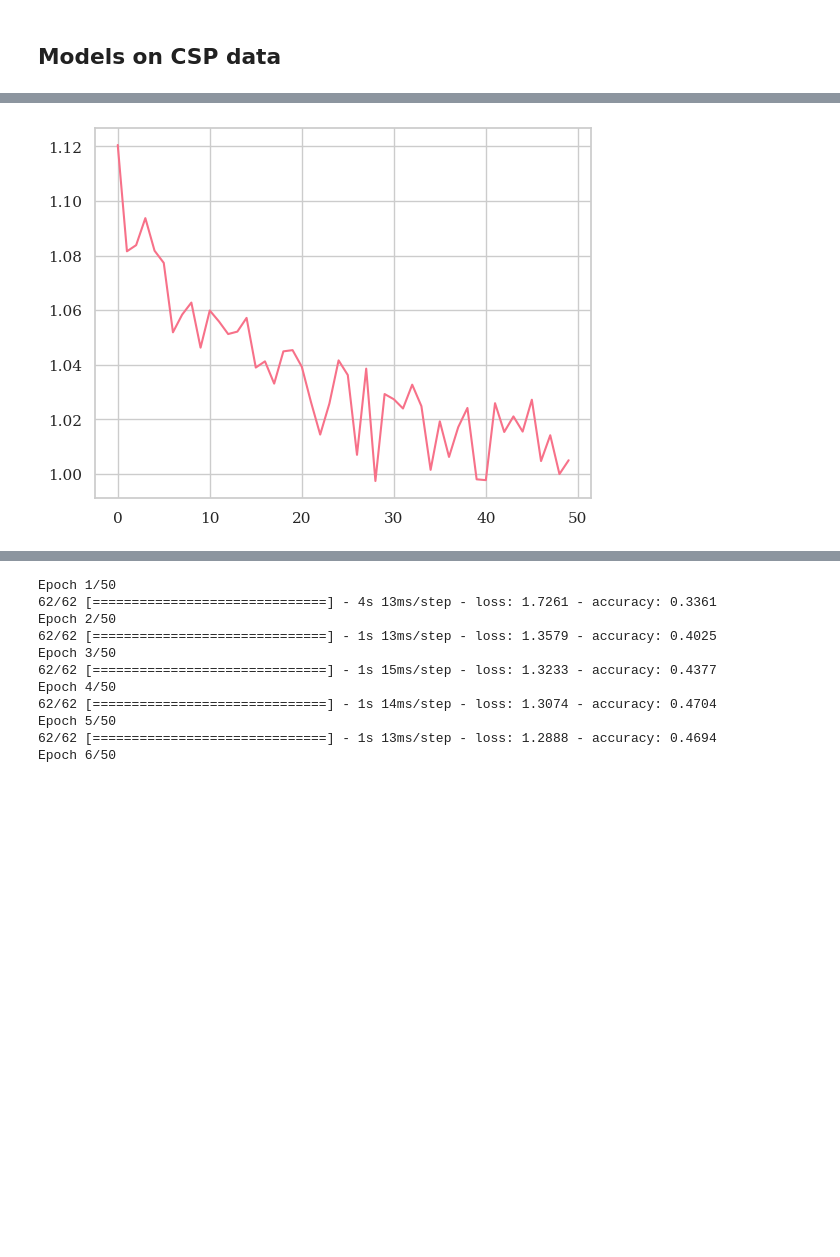
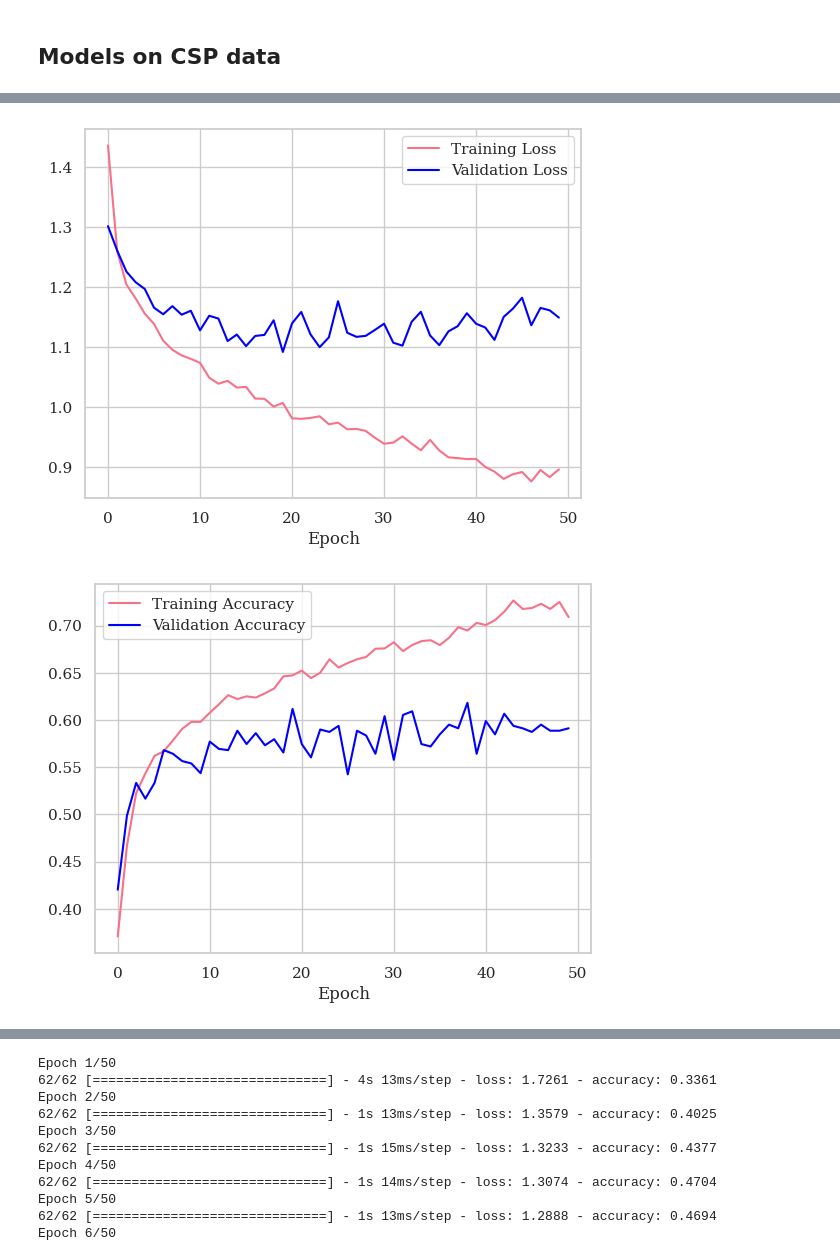
Before and after one commit to sam189239/EEG-MI-Benchmarking, a Jupyter notebook: code/bci_main.ipynb, the cells around one changed output, grey strips where cells are left out. Cells and saved outputs as stored; diff of their text form; code cells hidden in the pictures; blank space fills up the shorter version.

```diff
--- a/code/bci_main.ipynb
+++ b/code/bci_main.ipynb
@@ -9,12 +9,12 @@ c:\Users\Sam\miniconda3\envs\pytgpu\lib\site-packages\moabb\pipelines\__init__.p
 ## Hyperparameters
 # %%
 # Set hyperparameters
-CV_splits = 4
+CV_splits = 1
 test_size = 0.2
 random_state = 16
-num_layers = 2
-batch_size = 32
-n_epochs = 50
+# num_layers = 2
+# batch_size = 32
+# n_epochs = 50
 # Using same hyperparameters across models to compare performance
 # %%
 data_path = "../Data/BCICIV_2a_gdf/"
@@ -186,6 +186,27 @@ for filename in os.listdir(data_path):
         data, labels = load_file(filename)
         labels = np.squeeze(scipy.io.loadmat(data_path+'true_labels/'+filename[:-3]+'mat')['classlabel'])
         test_list.append((data, labels))
+# %%
+train_list = []
+test_list = []
+i=0
+for filename in os.listdir(data_path):
+    print(filename)
+    i+=1
+    if filename.endswith("T.gdf"):
+        data, labels = load_file(filename)
+        # labels = scipy.io.loadmat(data_path+'true_labels/'+filename[:-3]+'mat')['classlabel']
+        if i<=14:
+            train_list.append((data, labels))
+        else:
+            test_list.append((data, labels))
+    if filename.endswith("E.gdf"):
+        data, labels = load_file(filename)
+        labels = np.squeeze(scipy.io.loadmat(data_path+'true_labels/'+filename[:-3]+'mat')['classlabel'])
+        if i<=14:
+            train_list.append((data, labels))
+        else:
+            test_list.append((data, labels))
 # %%
 # result = np.concatenate((all_data[0][0], all_data[1][0]), axis=0)
 train_data = np.concatenate(([a[0] for a in train_list]), axis = 0)
@@ -515,7 +518,7 @@ Test embeddings shape (2592, 751)
 # %% [markdown]
 ## Training models
 # %%
-def CV_train(model, X, X_test, cnn = False, convlstm = False):
+def CV_train(model, X, X_test, cnn = False, convlstm = False, batch_size = 32, n_epochs = 50):
     acc = []
     f1 = []
     prec = []
@@ -541,7 +544,7 @@ def CV_train(model, X, X_test, cnn = False, convlstm = False):
 
         nn = model
 
-        history = nn.fit(X_train, y_train, batch_size = batch_size, epochs = n_epochs)
+        history = nn.fit(X_train, y_train, validation_data = (X_val, y_val), batch_size = batch_size, epochs = n_epochs)
 
         y_pred = nn.predict(X_val)
         pred = (y_pred == y_pred.max(axis=1)[:,None]).astype(int)
@@ -570,9 +573,13 @@ def CV_train(model, X, X_test, cnn = False, convlstm = False):
     results['Recall'] = recall
 
     plt.plot(best_hist.history['loss'], label='Training Loss')
-    # plt.plot(best_hist.history['val_loss'], label='Validation Loss')
+    plt.plot(best_hist.history['val_loss'], label='Validation Loss', color = 'b')
     plt.xlabel('Epoch')
-    plt.ylabel('Loss')
+    plt.legend()
+    plt.show()
+    plt.plot(best_hist.history['accuracy'], label='Training Accuracy')
+    plt.plot(best_hist.history['val_accuracy'], label='Validation Accuracy', color = 'b')
+    plt.xlabel('Epoch')
     plt.legend()
     plt.show()
 
@@ -880,5 +889,5 @@ Epoch 50/50
 # %%
-mlp_csp = build_mlp_classifier(num_layers = num_layers)
-mlp_csp, mlp_csp_results = CV_train(mlp_csp, X_CSP, X_TEST_CSP)
+mlp_csp = build_mlp_classifier(lr = 0.001)
+mlp_csp, mlp_csp_results = CV_train(mlp_csp, X_CSP, X_TEST_CSP, n_epochs = 50)
 # %% [output]
 Epoch 1/50
@@ -902,2 +911,3 @@ KeyError: 'val_loss'
-[figure, old version]
+[figure, new version]
+[figure, added]
 # %%
```
Also changed, not shown: parts of 22 cells of this notebook, 1 other file.
